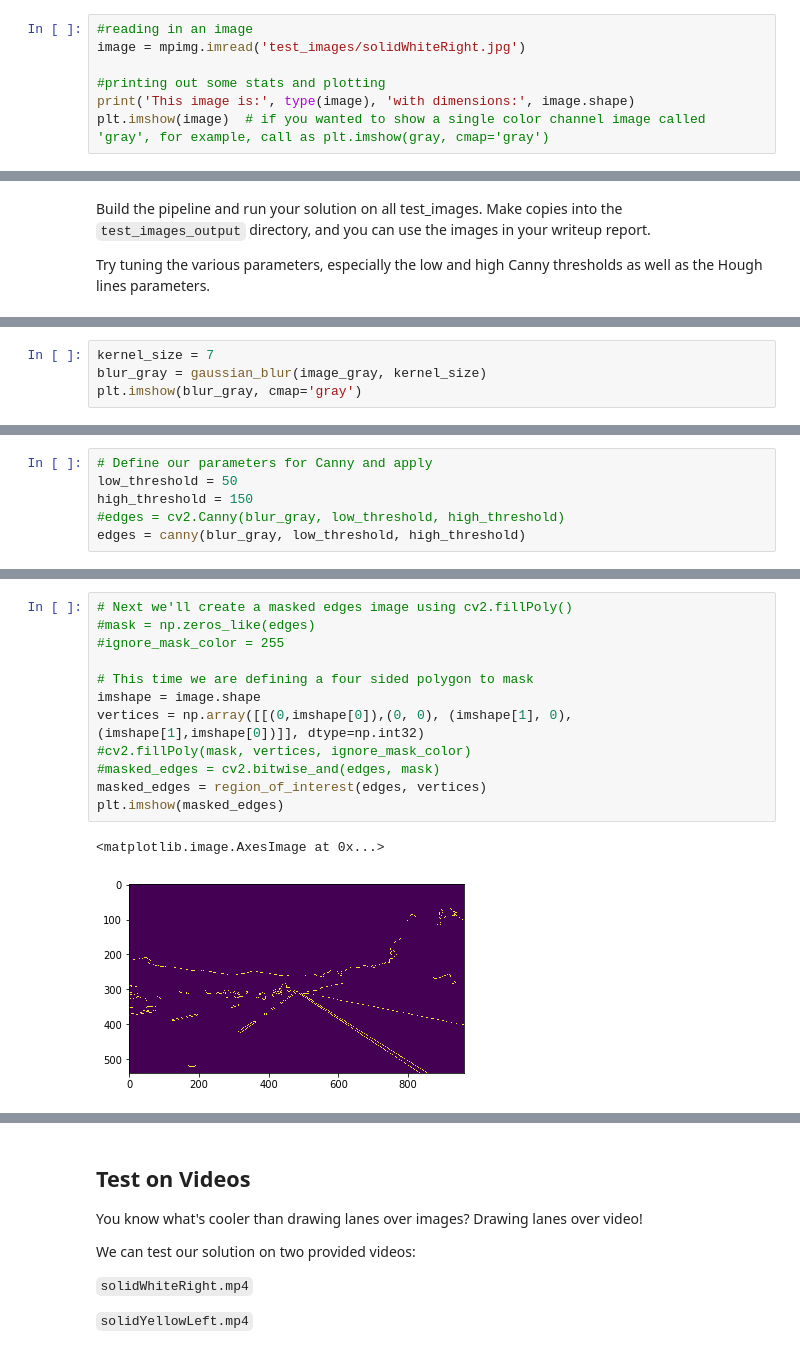
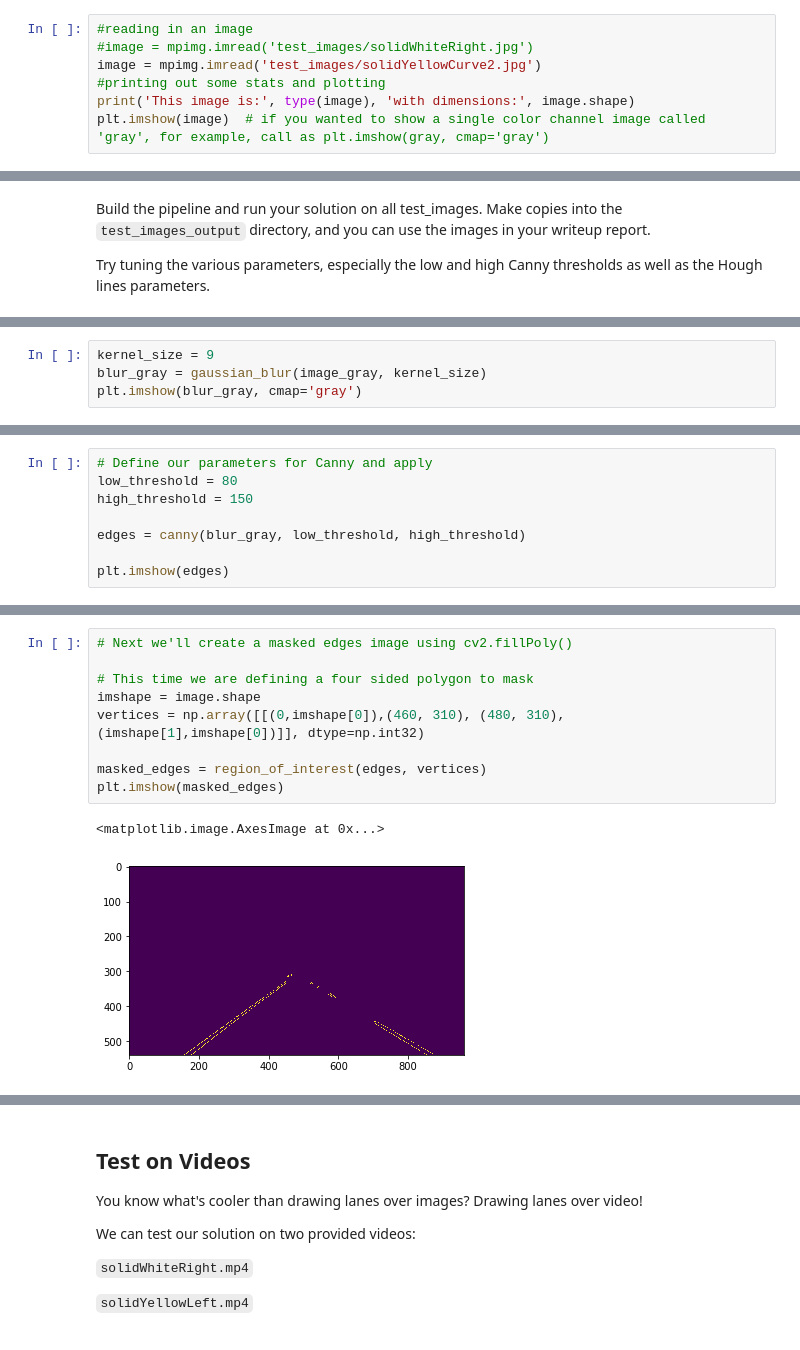
Before and after one commit to morningbob/Udacity_Self_Driving_Car_Nanodegree, a Jupyter notebook: P1.ipynb, the cells around one changed output, grey strips where cells are left out. Drawn from its saved outputs; the diff is of its cells as text.

```diff
--- a/P1.ipynb
+++ b/P1.ipynb
@@ -51,8 +52,8 @@ import cv2
 ## Read in an Image
 # %%
 #reading in an image
-image = mpimg.imread('test_images/solidWhiteRight.jpg')
-
+#image = mpimg.imread('test_images/solidWhiteRight.jpg')
+image = mpimg.imread('test_images/solidYellowCurve2.jpg')
 #printing out some stats and plotting
 print('This image is:', type(image), 'with dimensions:', image.shape)
 plt.imshow(image)  # if you wanted to show a single color channel image called 'gray', for example, call as plt.imshow(gray, cmap='gray')
@@ -210,5 +261,5 @@ plt.imshow(image_gray, cmap='gray')
 # %%
-kernel_size = 7
+kernel_size = 9
 blur_gray = gaussian_blur(image_gray, kernel_size)
 plt.imshow(blur_gray, cmap='gray')
 # %% [output]
@@ -217,6 +268,8 @@ plt.imshow(blur_gray, cmap='gray')
 # %%
 # Define our parameters for Canny and apply
-low_threshold = 50
+low_threshold = 80
 high_threshold = 150
-#edges = cv2.Canny(blur_gray, low_threshold, high_threshold)
+
 edges = canny(blur_gray, low_threshold, high_threshold)
+
+plt.imshow(edges)
@@ -223,18 +279,15 @@ edges = canny(blur_gray, low_threshold, high_threshold)
 # %%
 # Next we'll create a masked edges image using cv2.fillPoly()
-#mask = np.zeros_like(edges)
-#ignore_mask_color = 255
 
 # This time we are defining a four sided polygon to mask
 imshape = image.shape
-vertices = np.array([[(0,imshape[0]),(0, 0), (imshape[1], 0), (imshape[1],imshape[0])]], dtype=np.int32)
-#cv2.fillPoly(mask, vertices, ignore_mask_color)
-#masked_edges = cv2.bitwise_and(edges, mask)
+vertices = np.array([[(0,imshape[0]),(460, 310), (480, 310), (imshape[1],imshape[0])]], dtype=np.int32)
+
 masked_edges = region_of_interest(edges, vertices)
 plt.imshow(masked_edges)
 # %% [output]
 <matplotlib.image.AxesImage at 0x...>
-[figure, old version]
+[figure, new version]
 # %%
 # Define the Hough transform parameters
 # Make a blank the same size as our image to draw on
```
Also changed, not shown: parts of 15 cells of this notebook, 1 other file.
